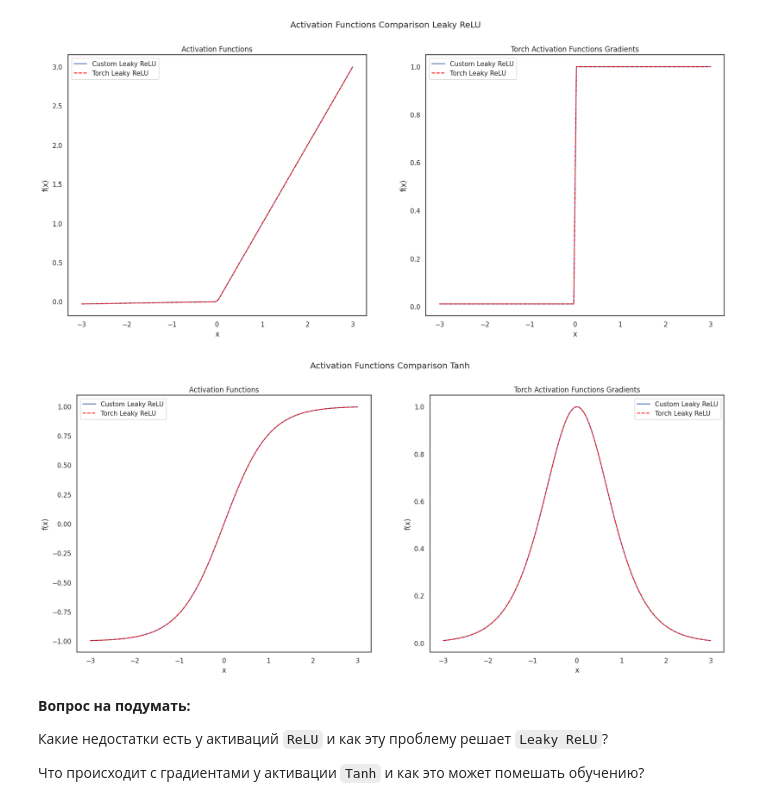
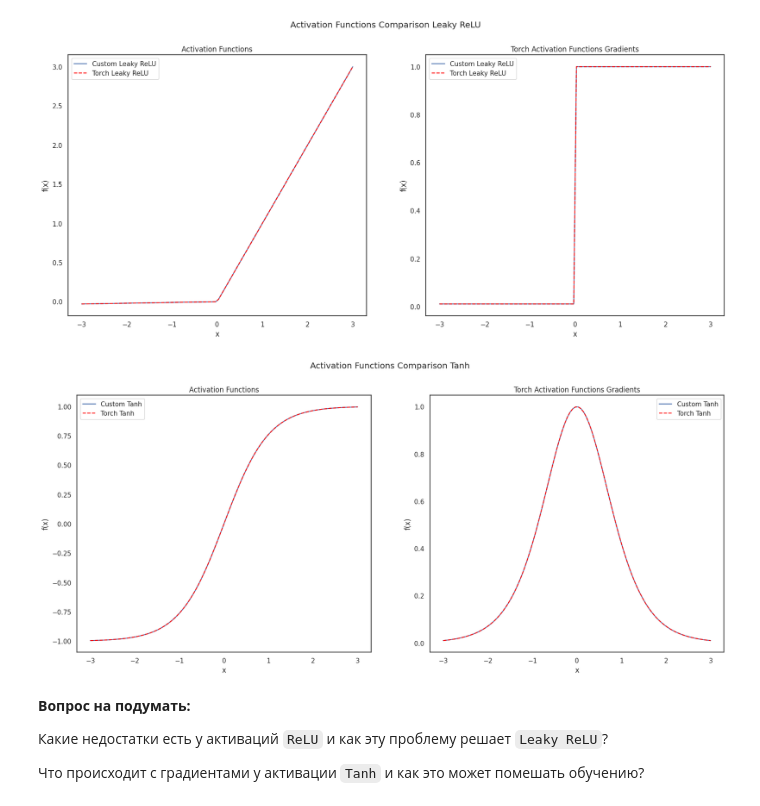
Before and after one commit to TheSunlitMan/Concrete-Compressive-Strenght-Prediction, a Jupyter notebook: week_05_convolutional_nets/Homework/hw_4_conv_cnn.ipynb, the cells around one changed output. Cells and saved outputs as stored; diff of their text form; code cells hidden in the pictures.

```diff
--- a/week_05_convolutional_nets/Homework/hw_4_conv_cnn.ipynb
+++ b/week_05_convolutional_nets/Homework/hw_4_conv_cnn.ipynb
@@ -870,27 +870,27 @@ plt.show()
 # %%
 # Plot custom and torch functions
 fig, axes = plt.subplots(1, 2, figsize=(20, 8))
 fig.suptitle("Activation Functions Comparison Tanh")
 
 # Plot Custom Functions
 axes[0].set_title("Activation Functions")
-axes[0].plot(x.detach().numpy(), x_tanh_custom.detach().numpy(), label="Custom Leaky ReLU")
-axes[0].plot(x.detach().numpy(), x_tanh_torch.detach().numpy(), color='red', label="Torch Leaky ReLU", linestyle='--')
+axes[0].plot(x.detach().numpy(), x_tanh_custom.detach().numpy(), label="Custom Tanh")
+axes[0].plot(x.detach().numpy(), x_tanh_torch.detach().numpy(), color='red', label="Torch Tanh", linestyle='--')
 axes[0].legend()
 axes[0].set_xlabel("x")
 axes[0].set_ylabel("f(x)")
 
 # Plot Torch Functions
 axes[1].set_title("Torch Activation Functions Gradients")
-axes[1].plot(x.detach().numpy(), grad_tanh_custom.detach().numpy(), label="Custom Leaky ReLU")
-axes[1].plot(x.detach().numpy(), grad_tanh_torch.detach().numpy(), color='red', label="Torch Leaky ReLU", linestyle='--')
+axes[1].plot(x.detach().numpy(), grad_tanh_custom.detach().numpy(), label="Custom Tanh")
+axes[1].plot(x.detach().numpy(), grad_tanh_torch.detach().numpy(), color='red', label="Torch Tanh", linestyle='--')
 axes[1].legend()
 axes[1].set_xlabel("x")
 axes[1].set_ylabel("f(x)")
 
 plt.show()
 # %% [output]
-[figure, old version]
+[figure, new version]
 # %% [markdown]
 **Вопрос на подумать:**
 
```
Also changed, not shown: parts of 5 cells of this notebook.
